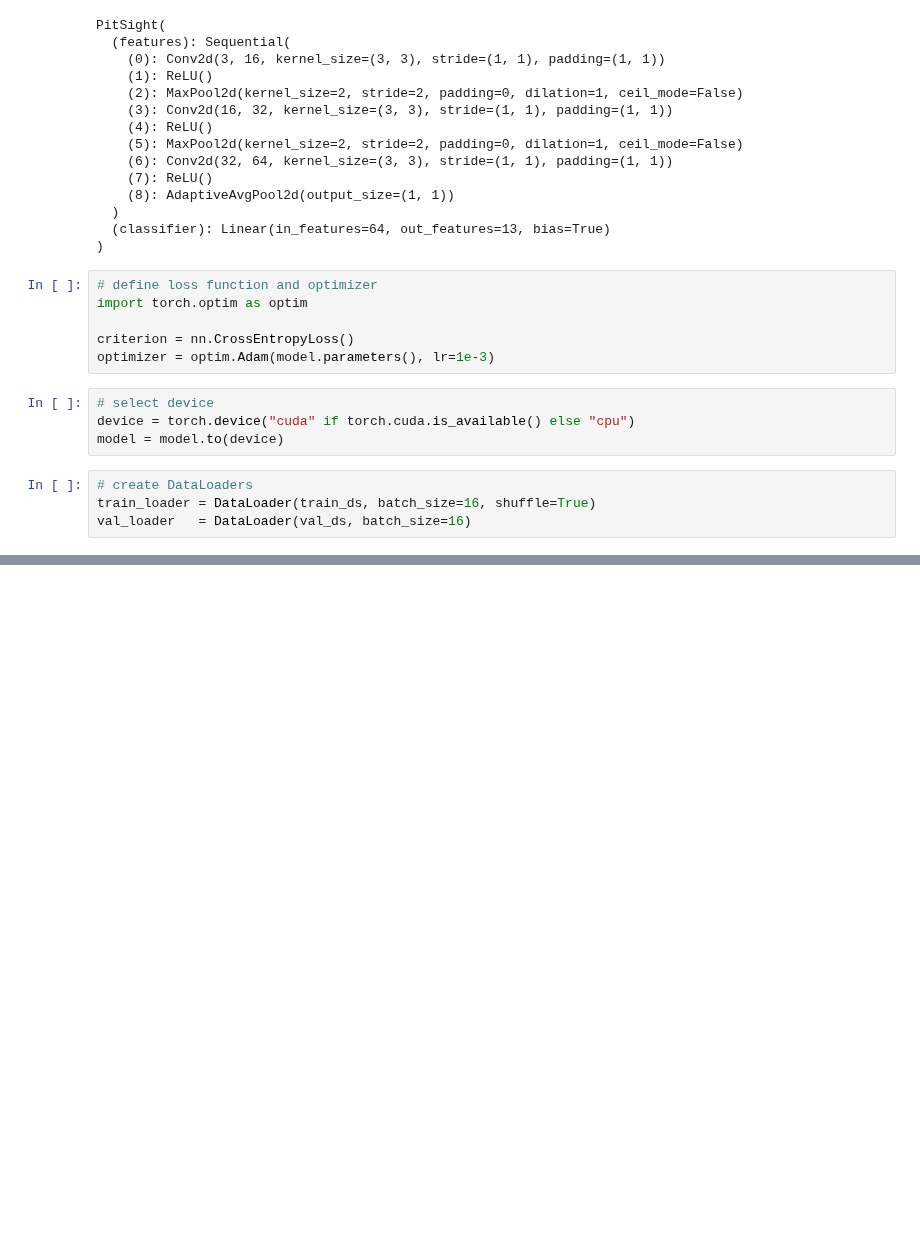
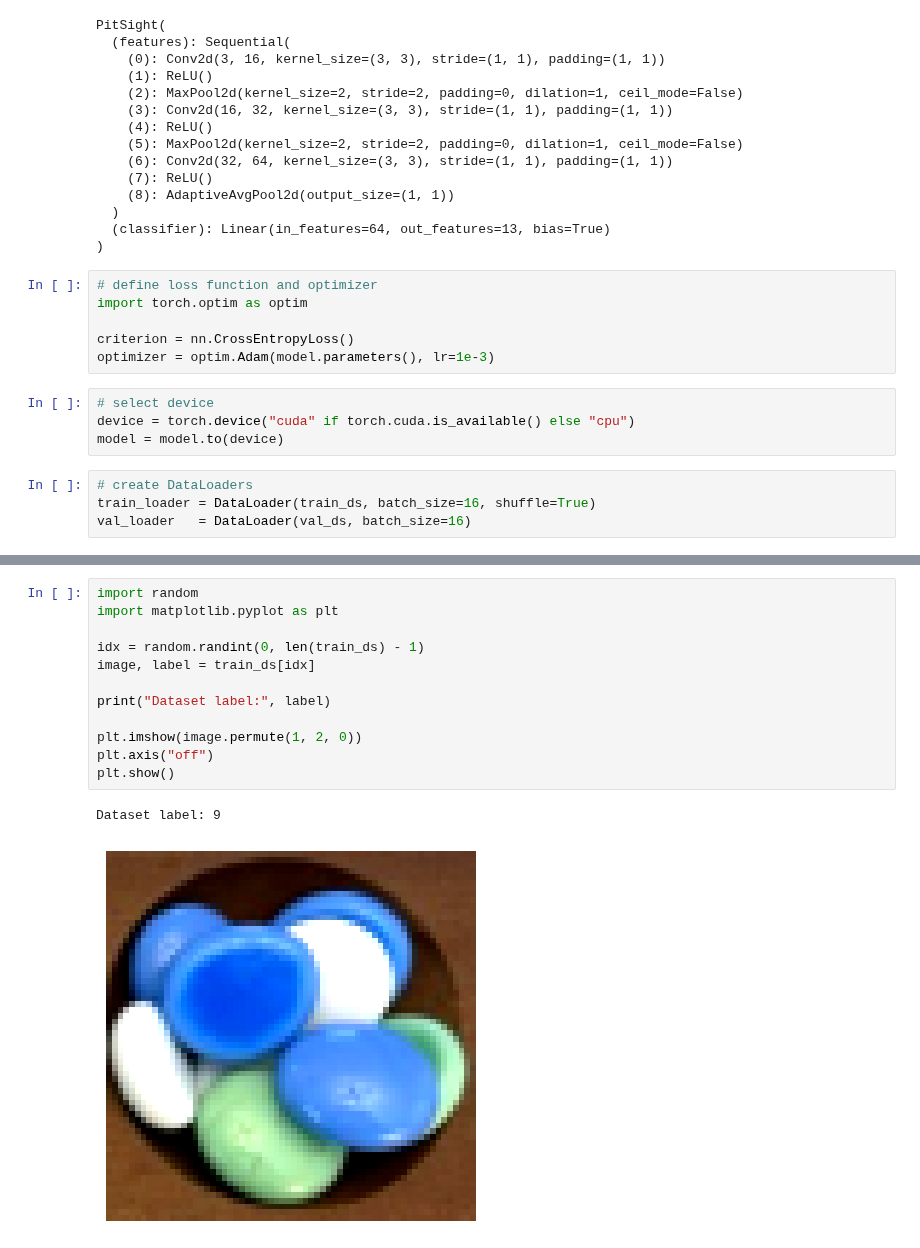
Before and after one commit to sheashea16/AlphaCapture, a Jupyter notebook: pit_sight.ipynb, the cells around one changed output, grey strips where cells are left out. Drawn from its saved outputs; the diff is of its cells as text; blank space fills up the shorter version.

Commit message:
fixed labelling issues and visualized more results

```diff
--- a/pit_sight.ipynb
+++ b/pit_sight.ipynb
@@ -201,0 +238,15 @@ plt.show()
+# %%
+import random
+import matplotlib.pyplot as plt
+
+idx = random.randint(0, len(train_ds) - 1)
+image, label = train_ds[idx]
+
+print("Dataset label:", label)
+
+plt.imshow(image.permute(1, 2, 0))
+plt.axis("off")
+plt.show()
+# %% [output]
+Dataset label: 9
+[figure, added]
```
Also changed, not shown: parts of 5 cells of this notebook.
